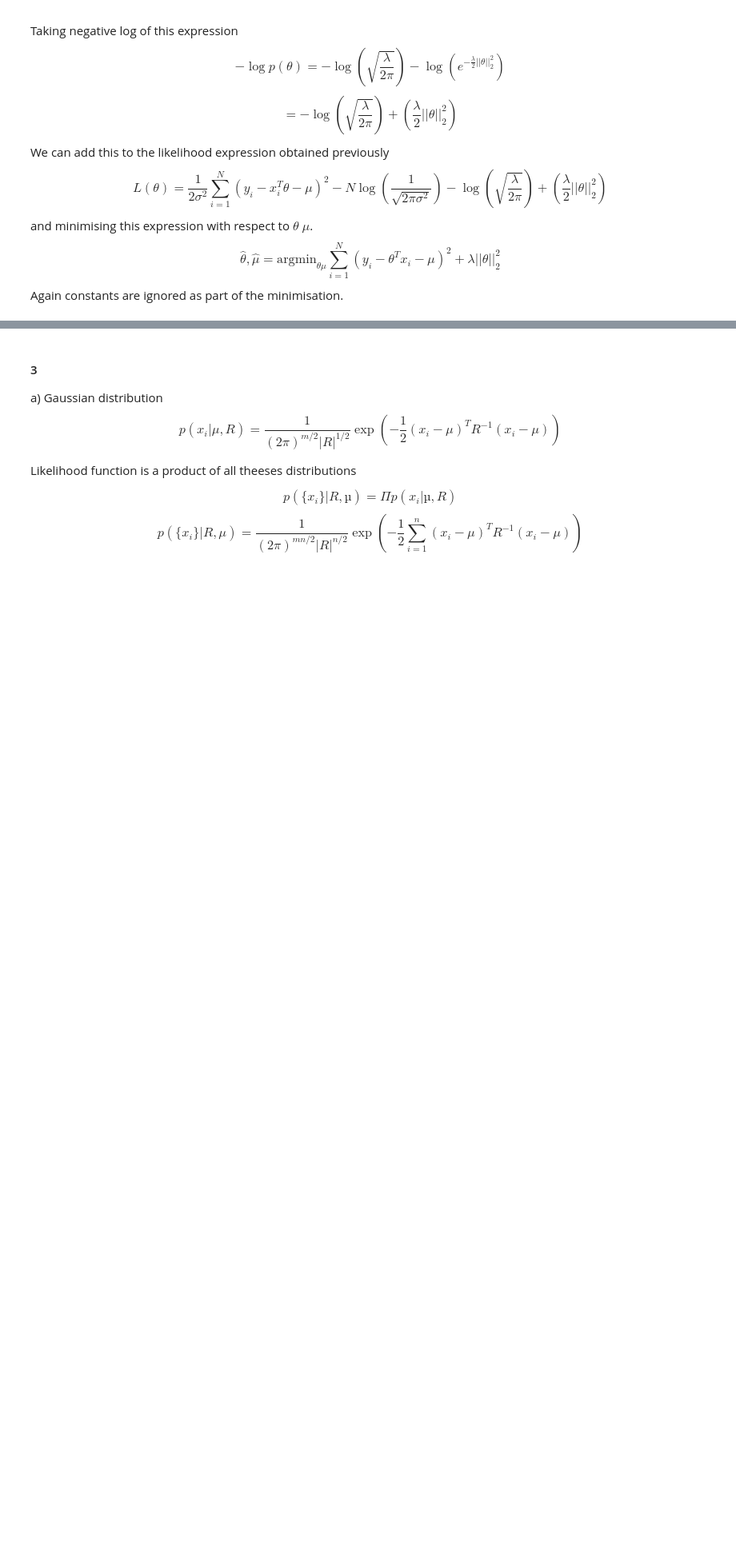
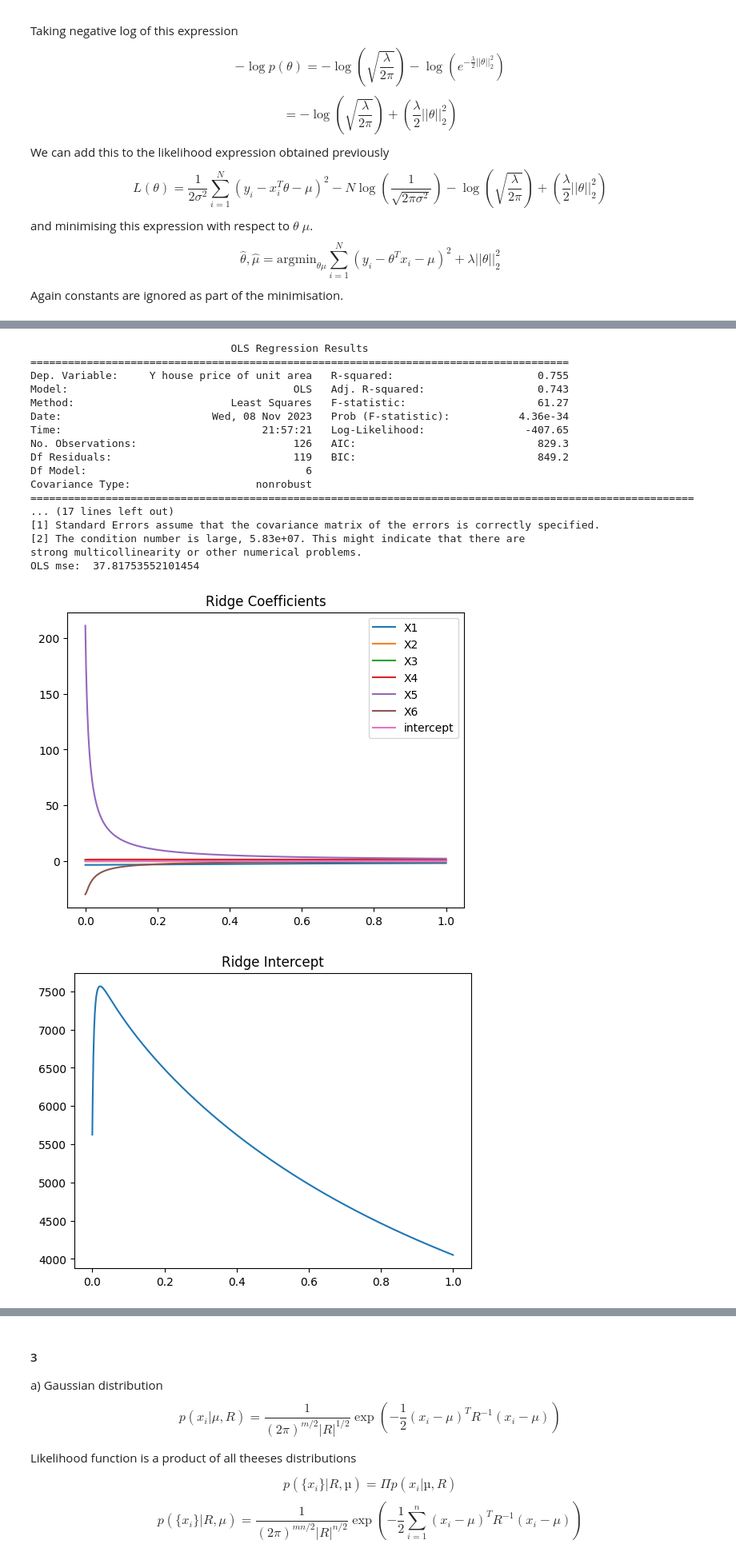
Before and after one commit to darkopetrov/DAT570_Continuous_optimization_in_data_science, a Jupyter notebook: Module_1/Code_1.ipynb, the cells around one changed output, grey strips where cells are left out. Shown at 80% size. Drawn from its saved outputs; the diff is of its cells as text; code cells hidden in the pictures; blank space fills up the shorter version.

```diff
--- a/Module_1/Code_1.ipynb
+++ b/Module_1/Code_1.ipynb
@@ -209,0 +195,24 @@ v)
+# %%
+data2012 = data0[data0['X1 transaction date'] >= 2012]
+data2012 = data2012[data2012['X1 transaction date'] < 2013]
+pricing(data2012)
+# %% [output]
+                                OLS Regression Results
+======================================================================================
+Dep. Variable:     Y house price of unit area   R-squared:                       0.755
+Model:                                    OLS   Adj. R-squared:                  0.743
+Method:                         Least Squares   F-statistic:                     61.27
+Date:                        Wed, 08 Nov 2023   Prob (F-statistic):           4.36e-34
+Time:                                21:57:21   Log-Likelihood:                -407.65
+No. Observations:                         126   AIC:                             829.3
+Df Residuals:                             119   BIC:                             849.2
+Df Model:                                   6
+Covariance Type:                    nonrobust
+==========================================================================================================
+... (17 lines left out)
+[1] Standard Errors assume that the covariance matrix of the errors is correctly specified.
+[2] The condition number is large, 5.83e+07. This might indicate that there are
+strong multicollinearity or other numerical problems.
+OLS mse:  37.81753552101454
+[figure, added]
+[figure, added]
```
Also changed, not shown: parts of 5 cells of this notebook.
